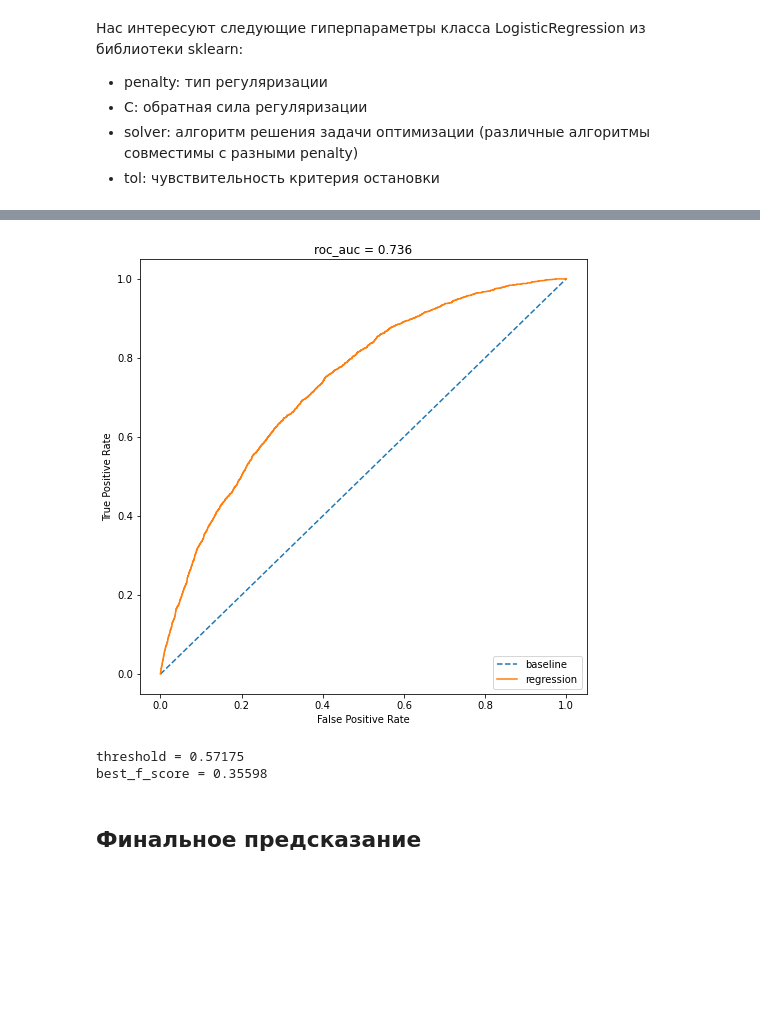
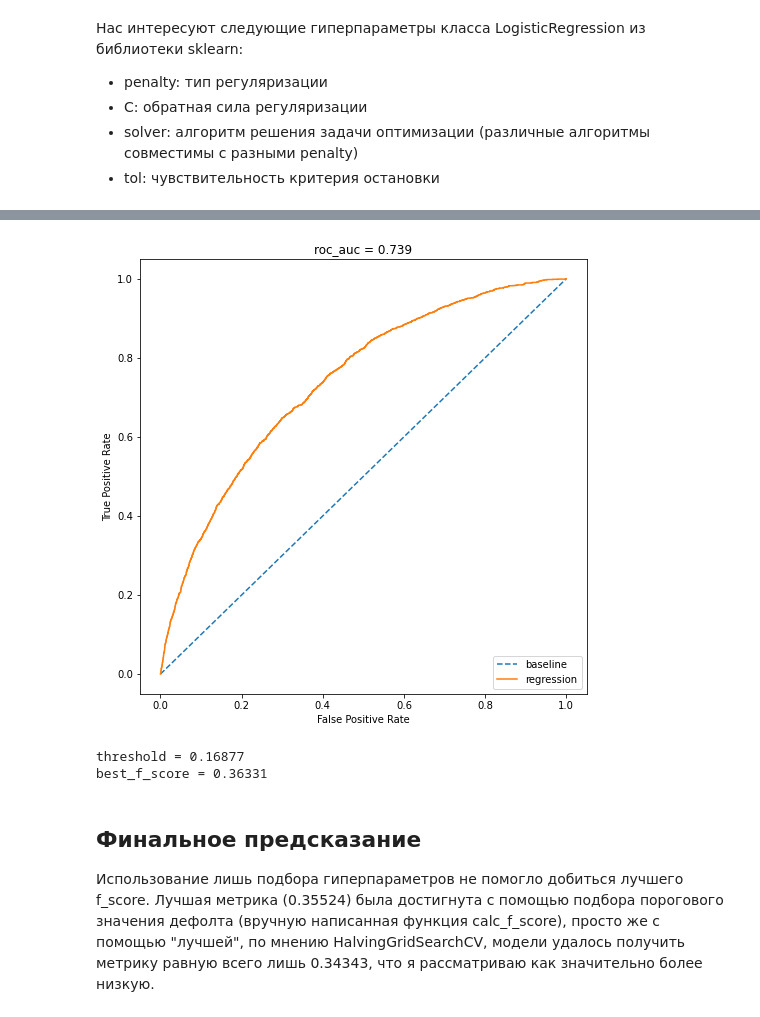
Before and after one commit to smartydan/python, a Jupyter notebook: module_4/Project_4.ipynb, the cells around one changed output, grey strips where cells are left out. Cells and saved outputs as stored; diff of their text form; code cells hidden in the pictures; blank space fills up the shorter version.

```diff
--- a/module_4/Project_4.ipynb
+++ b/module_4/Project_4.ipynb
@@ -428,12 +435,14 @@ for col in cat_cols:
 data["has_degree"] = data["education"].apply(lambda x: 1 if x in ["PGR", "ACD"] else 0)
 bin_cols.append("has_degree")
 # %%
-data["education"] = enc.fit_transform(data["education"])
+# data["education"] = enc.fit_transform(data["education"])
 # закодируем также данные об образовании - это корректно, так как переменная ординальная
+ed = pd.crosstab(data[data.default >= 0].education, data[data.default >= 0].default, normalize='index').iloc[:, 1]
+data.education = data.education.map(ed)
 # %%
-# new = pd.DataFrame(OneHotEncoder(sparse=False).fit_transform(data[cat_cols].values)).astype(int)
-# data = pd.concat(data.drop(cat_cols, axis=1), new)
-data = pd.get_dummies(data, prefix=cat_cols, columns=cat_cols)
+new = pd.DataFrame(OneHotEncoder(sparse=False).fit_transform(data[cat_cols].values)).astype(int)
+data = pd.concat([data.drop(cat_cols, axis=1), new], axis=1)
+# data = pd.get_dummies(data, prefix=cat_cols, columns=cat_cols)
 # закодируем категориальные переменные
 # %% [markdown]
 __app_date__
@@ -628,23 +628,23 @@ ax.set_ylabel("Actual values");
 * solver: алгоритм решения задачи оптимизации (различные алгоритмы совместимы с разными penalty)
 * tol: чувствительность критерия остановки
 # %%
-lr = LogisticRegression(class_weight="balanced", max_iter=1000)
+lr = LogisticRegression(warm_start=True, random_state=3193865169)
 # warm_start=True сэкономит нам время при подборе гиперпараметров
-# также в виду несбалансированости классов зададим class_weight="balanced"
+# ввиду несбалансированости классов, зададим class_weight="balanced" (не помогло, поэтому убрал)
 
 param_grid = [{"solver": ["newton-cg", "lbfgs", "sag", "saga", "liblinear"],
                # здесь будет использоваться penalty="l2" - оно стоит по умолчанию
               "tol": np.geomspace(10**-6, 10**-2, 5),
-               "C": np.geomspace(10**-2, 10**3, 6)},
+               "C": np.geomspace(10**-4, 10**4, 9)},
               {"solver": ["saga", "liblinear"],
                "penalty": ["l1"],
                "tol": np.geomspace(10**-6, 10**-2, 5),
-               "C": np.arange(0.01, 1, 0.01)},
+               "C": np.geomspace(10**-4, 10**4, 13)},
               {"solver": ["newton-cg", "lbfgs", "sag"],
                "penalty": ["none"],
                "tol": np.geomspace(10**-6, 10**-2, 5)}]
-# зададим сетку поиска гиперпараметров, учитывая, что ращличные алгоритмы совместимы с разными регуляризациями
+# зададим сетку поиска гиперпараметров, учитывая, что различные алгоритмы совместимы с разными регуляризациями
 # %%
 searcher = HalvingGridSearchCV(estimator=lr, param_grid=param_grid, scoring="f1",
-                               min_resources="smallest", cv=3, verbose=3, n_jobs=-1)
+                               min_resources="smallest", factor=2, cv=3, n_jobs=-1, random_state=6187)
 # %% [markdown]
@@ -689,27 +671,28 @@ f1_score(y_pred, y_valid)
 # %%
 probs = searcher.predict_proba(X_valid)[:, 1]
 plt.rcParams["figure.figsize"] = 8, 8
-fpr, tpr, threshold = roc_curve(y_valid, probs)
+fpr, tpr, _ = roc_curve(y_valid, probs)
 roc_auc = roc_auc_score(y_valid, probs)
 
 plt.plot([0, 1], label="baseline", linestyle="--")
-plt.plot(fpr, tpr, label = "regression")
-plt.title(f"{roc_auc = :0.3f}")
+plt.plot(fpr, tpr, label="regression")
+plt.title(f"roc_auc = {roc_auc:0.3f}")
 plt.ylabel("True Positive Rate")
 plt.xlabel("False Positive Rate")
 plt.legend(loc="lower right");
 # %% [output]
-[figure, old version]
+[figure, new version]
 # %%
 f_score, thresholds = calc_f_score(y_valid, probs)
 best_f_score = max(f_score)
 threshold = thresholds[np.argmax(f_score)]
-print(f"{threshold = :.5f}\n{best_f_score = :.5f}")
+print(f"threshold = {threshold:.5f}\nbest_f_score = {best_f_score:.5f}")
 # %% [output]
-threshold = 0.57175
-best_f_score = 0.35598
+threshold = 0.16877
+best_f_score = 0.36331
-# %% [markdown]
-## Финальное предсказание
+# %% [markdown]
+## Финальное предсказание
+Использование лишь подбора гиперпараметров не помогло добиться лучшего f_score. Лучшая метрика (0.35524) была достигнута с помощью подбора порогового значения дефолта (вручную написанная функция calc_f_score), просто же с помощью "лучшей", по мнению HalvingGridSearchCV, модели удалось получить метрику равную всего лишь 0.34343, что я рассматриваю как значительно более низкую.
 # %%
 y_pred = searcher.predict_proba(test_df)[:, 1]
 y_pred[y_pred >= threshold] = 1
```
Also changed, not shown: parts of 36 cells of this notebook.
